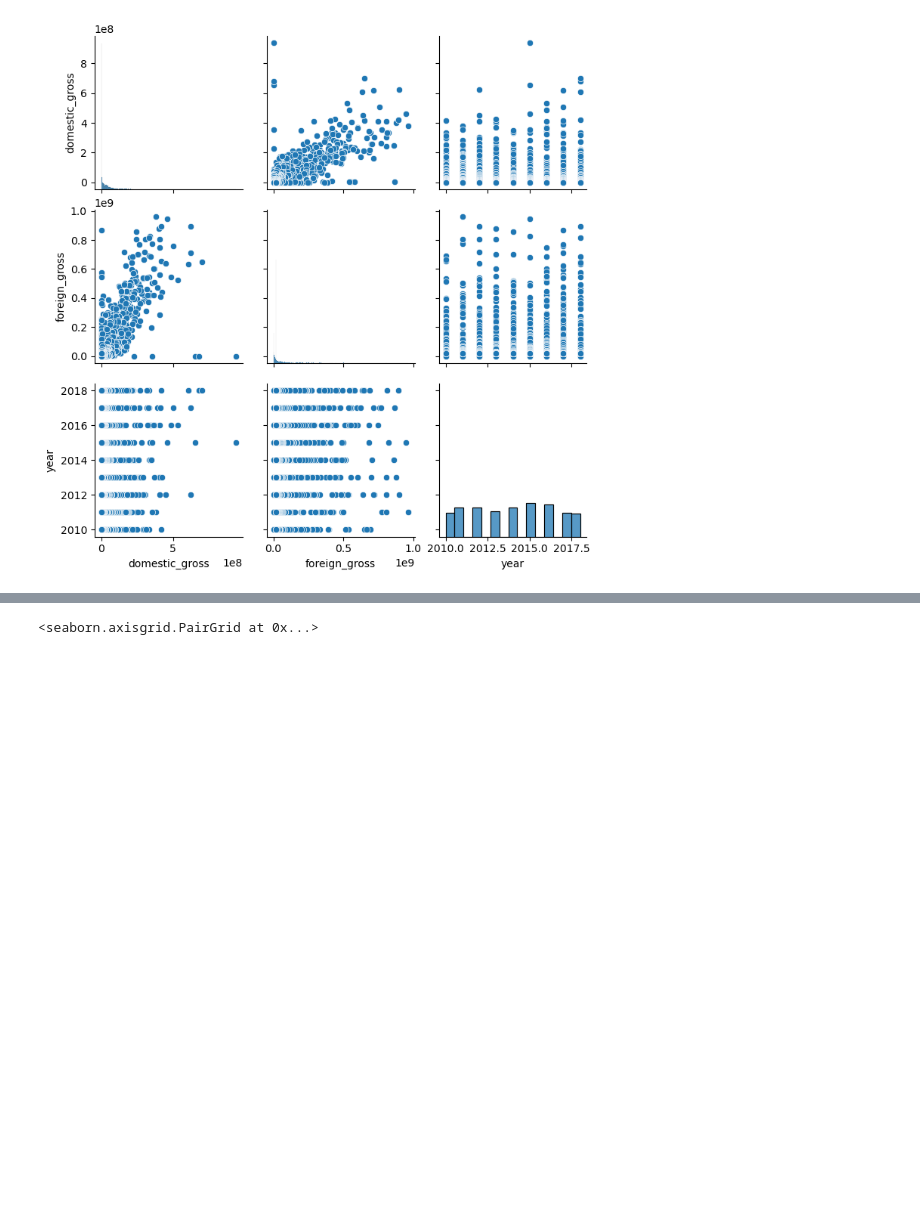
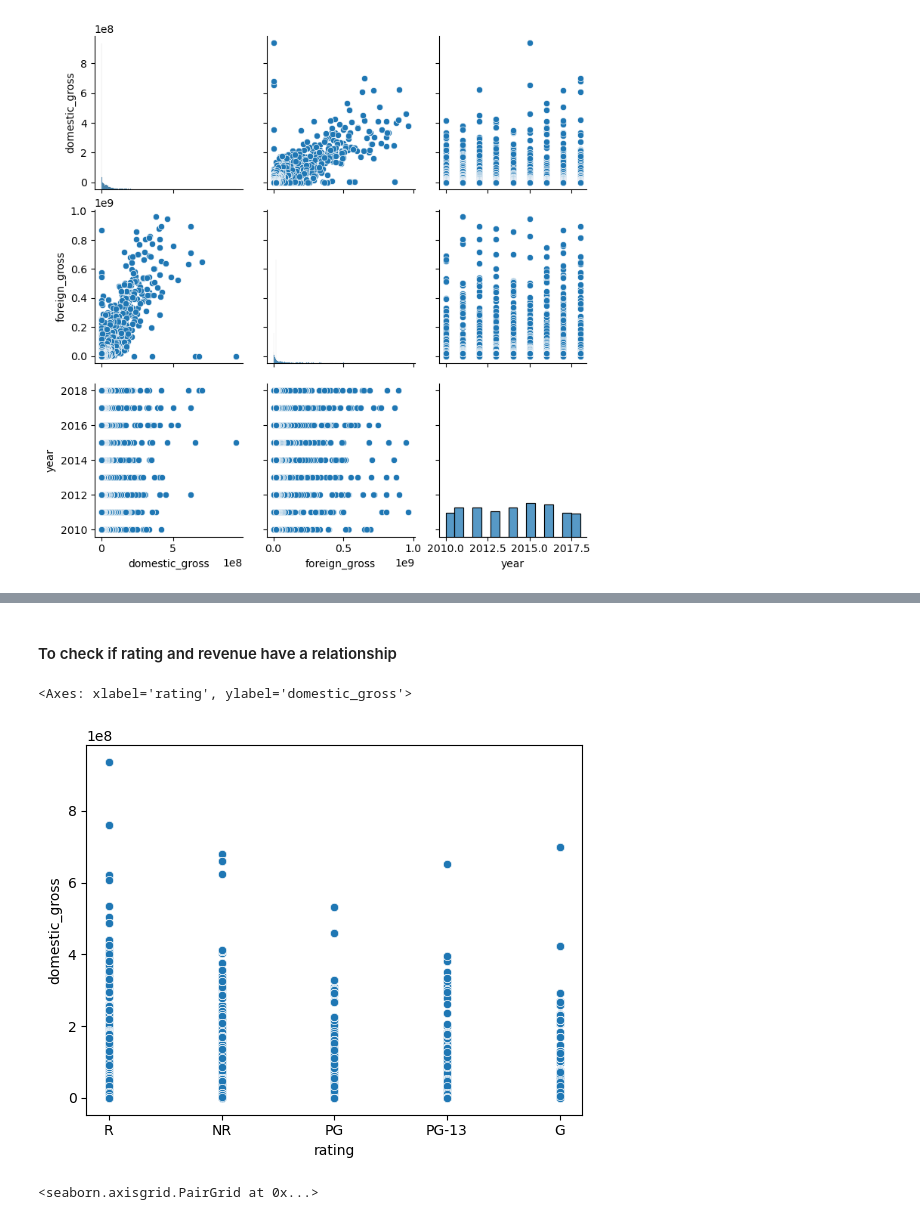
Before and after one commit to gkipkirui1/DSC_PT08P2_Phase_2_Project_Grp_1_Final, a Jupyter notebook: Index.ipynb, the cells around one changed output, grey strips where cells are left out. Saved outputs shown, nothing was run; the diff lists cells and outputs as text; code cells hidden in the pictures; blank space fills up the shorter version.

```diff
--- a/Index.ipynb
+++ b/Index.ipynb
@@ -756,3 +776,13 @@ sns.pairplot(cleaned_movie_gross)
+# %% [markdown]
+#### To check if rating and revenue have a relationship
+# %%
+# Using Scatter plot to check lineality of rating and domestic revenues
+X = merged_df["rating"]
+Y = merged_df["domestic_gross"]
+sns.scatterplot(x=X,y=Y)
+# %% [output]
+<Axes: xlabel='rating', ylabel='domestic_gross'>
+[figure, added]
 # %%
 # Check relations in the merged_df (combination of movie_info and movie_budget)
 sns.pairplot(merged_df)
```
Also changed, not shown: parts of 8 cells of this notebook.
